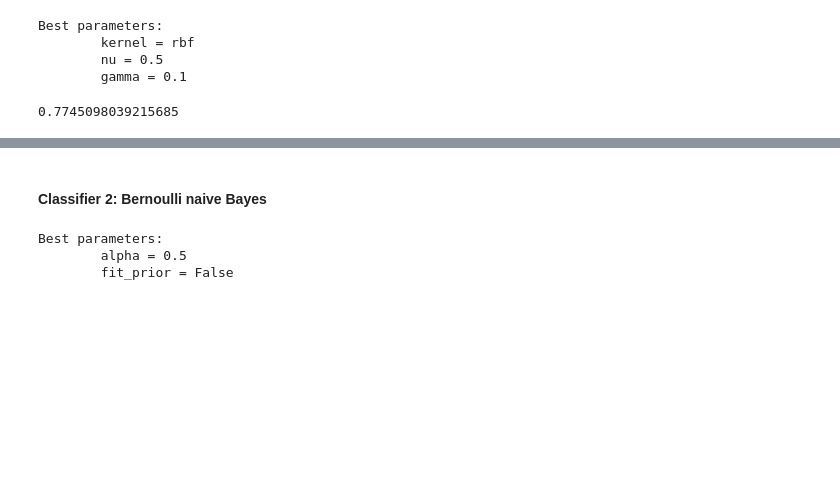
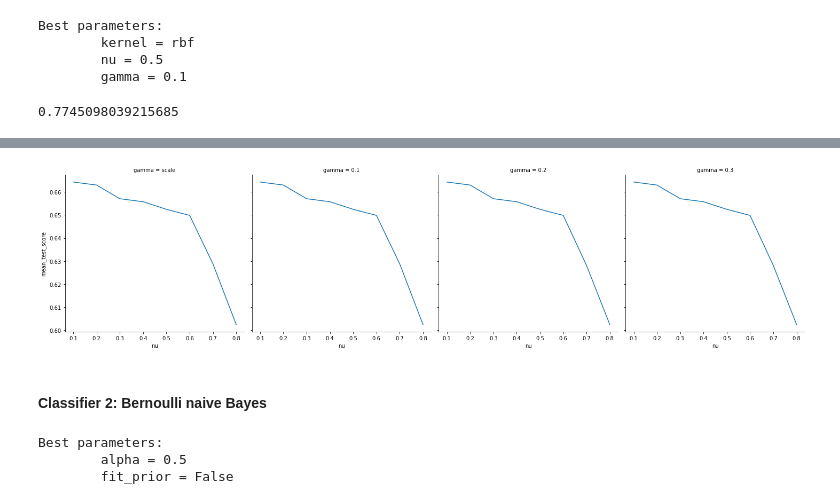
Before and after one commit to XaviJunior/SBB, a Jupyter notebook: project_2/Code/Team_SBB_project_2_Disaster_tweets.ipynb, the cells around one changed output, grey strips where cells are left out. Saved outputs shown, nothing was run; the diff lists cells and outputs as text; code cells hidden in the pictures; blank space fills up the shorter version.

```diff
--- a/project_2/Code/Team_SBB_project_2_Disaster_tweets.ipynb
+++ b/project_2/Code/Team_SBB_project_2_Disaster_tweets.ipynb
@@ -290,3 +308,8 @@ Best parameters:
+# %%
+g = sns.FacetGrid(plotDf[plotDf['kernel']!='rbf'], col="gamma", col_wrap=5, height=5)
+g = g.map(plt.plot, "nu", "mean_test_score")
+# %% [output]
+[figure, added]
 # %% [markdown]
 #### Classifier 2: Bernoulli naive Bayes
 # %%
```
Also changed, not shown: parts of 13 cells of this notebook.
